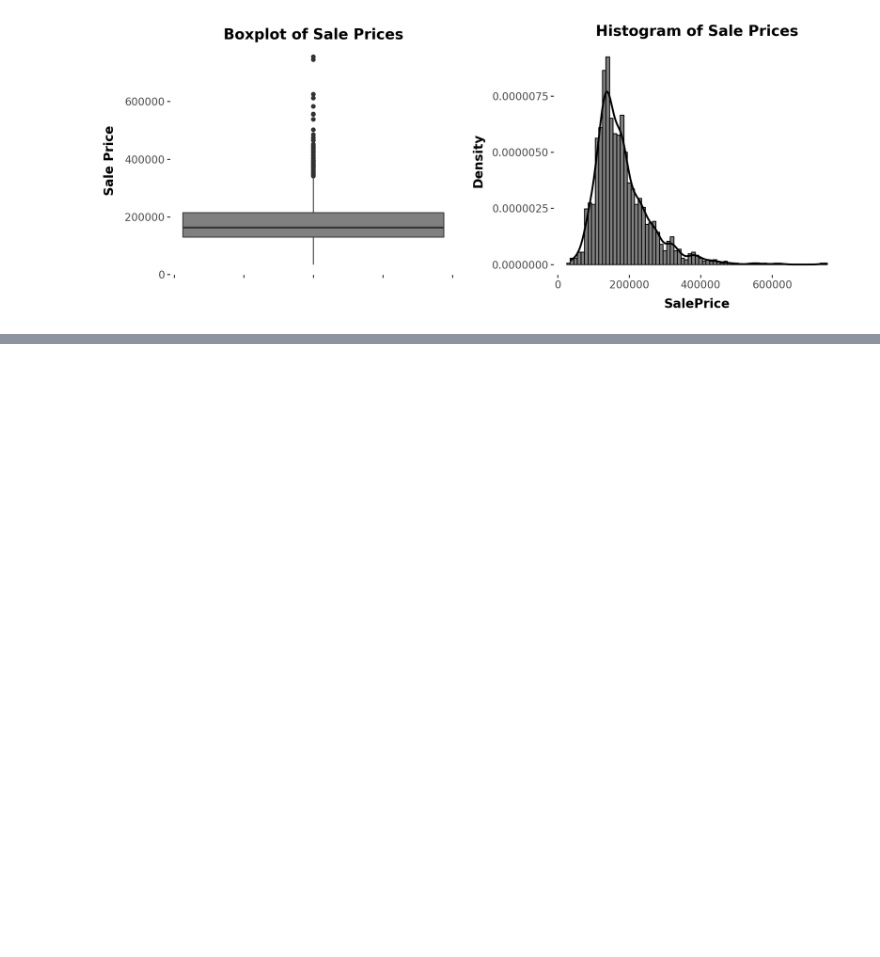
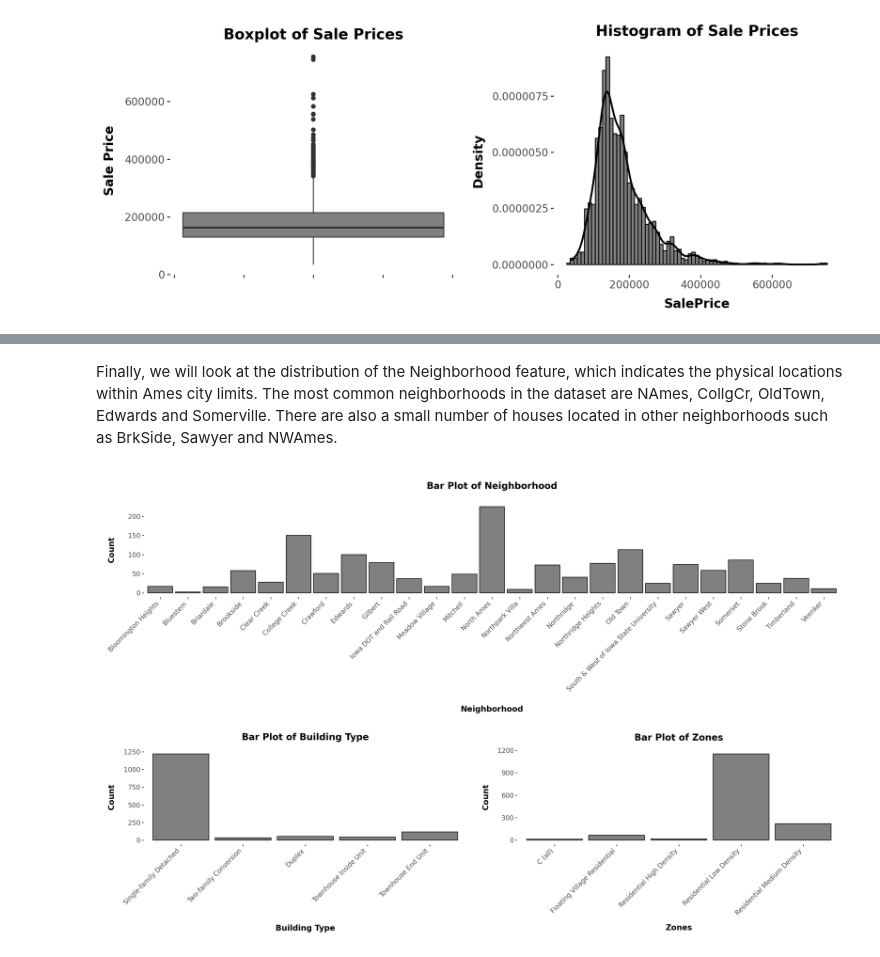
Before and after one commit to tasosrigos-bit/house-prices-advanced-regression-techniques, a Jupyter notebook: Explanatory Data Analysis/univariate_eda.ipynb, the cells around one changed output, grey strips where cells are left out. Saved outputs shown, nothing was run; the diff lists cells and outputs as text; code cells hidden in the pictures; blank space fills up the shorter version.

```diff
--- a/Explanatory Data Analysis/univariate_eda.ipynb
+++ b/Explanatory Data Analysis/univariate_eda.ipynb
@@ -124,0 +275,33 @@ The salePrice of the houses has a mean of approximately 181,000 dollars, a media
+# %%
+mszoning_mapping = {"A": "Agriculture",
+                    "C": "Commercial",
+                    "FV": "Floating Village Residential",
+                    "I": "Industrial",
+                    "RH": "Residential High Density",
+                    "RL": "Residential Low Density",
+                    "RP": "Residential Low Density Park",
+                    "RM": "Residential Medium Density"}
+
+mszoning_bar = ggplot(train_data, aes(x='MSZoning')) + \
+    geom_bar(fill='grey', color='black') + \
+    scale_x_discrete(labels=mszoning_mapping) + \
+    report_theme + theme(figure_size=(10, 6), axis_text_x=element_text(angle=45, hjust=1)) + \
+    labs(title='Bar Plot of Zones', x='Zones', y='Count')
+# %% [markdown]
+Finally, we will look at the distribution of the Neighborhood feature, which indicates the physical locations within Ames city limits. The most common neighborhoods in the dataset are NAmes, CollgCr, OldTown, Edwards and Somerville. There are also a small number of houses located in other neighborhoods such as BrkSide, Sawyer and NWAmes.
+# %%
+bldgtype_mappings = {"1Fam": "Single-family Detached",
+                     "2fmCon": "Two-family Conversion",
+                     "Duplx": "Duplex",
+                     "TwnhsE": "Townhouse End Unit",
+                     "Twnhs": "Townhouse Inside Unit"}
+
+bldgtype_bar = ggplot(train_data, aes(x='BldgType')) + \
+    geom_bar(fill='grey', color='black') + \
+    scale_x_discrete(labels=bldgtype_mappings) + \
+    report_theme + theme(figure_size=(10, 6), axis_text_x=element_text(angle=45, hjust=1)) + \
+    labs(title='Bar Plot of Building Type', x='Building Type', y='Count')
+
+(neighborhood_bar / ( bldgtype_bar | mszoning_bar) ) + theme(figure_size=(16, 10))
+# %% [output]
+[figure, added]
```
Also changed, not shown: parts of 17 cells of this notebook, 2 other files.
